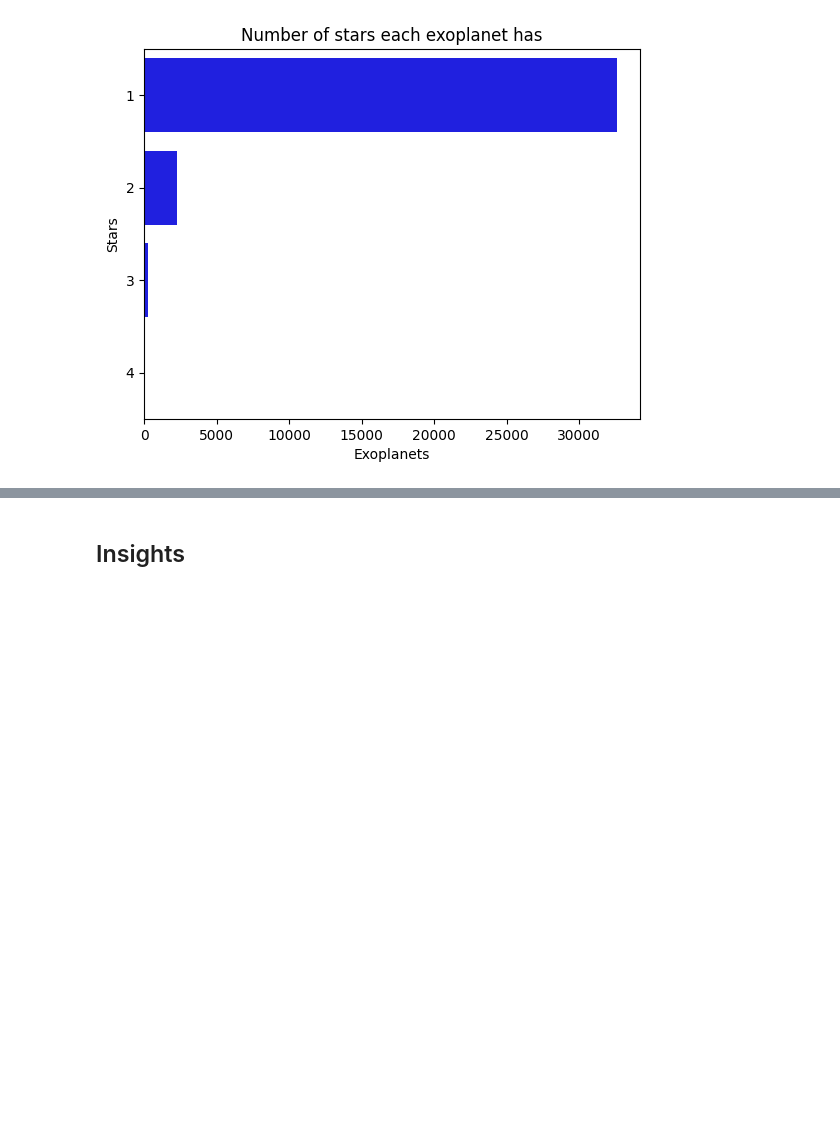
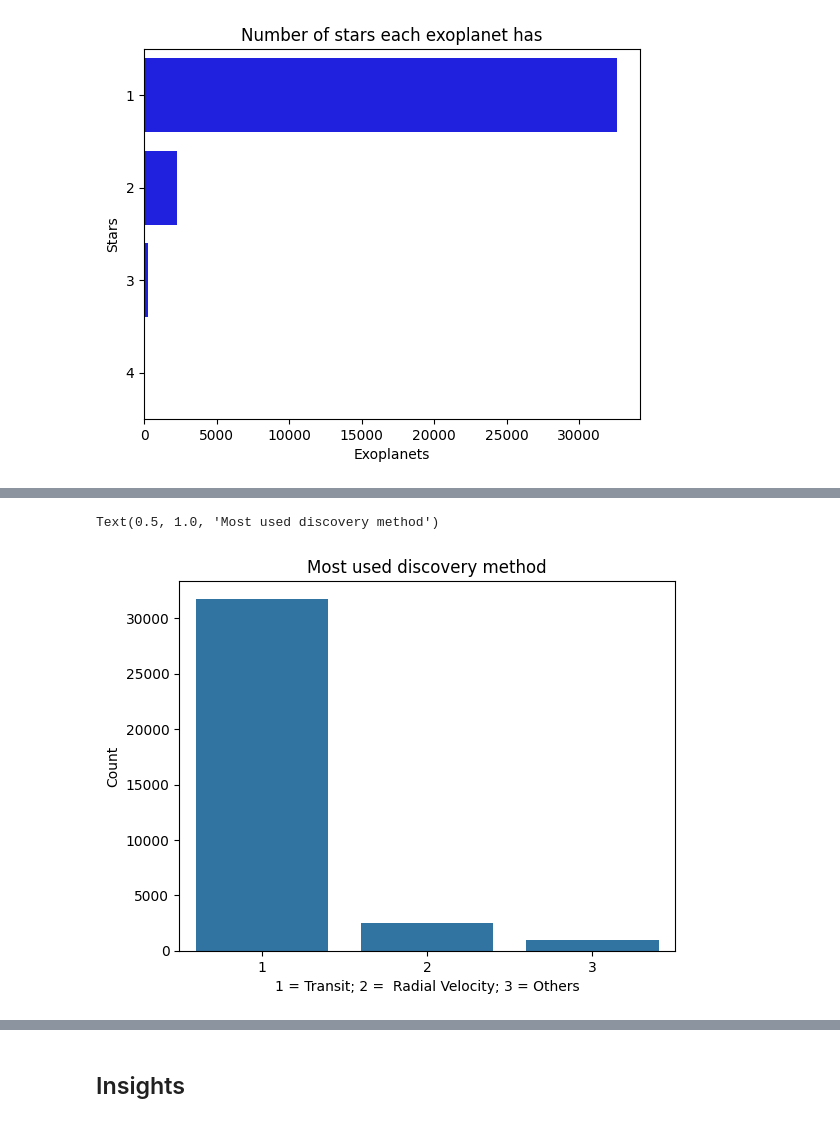
Before and after one commit to AlejandroBlancoFernandez/ExoplanetEDA, a Jupyter notebook: ExoplanetEDA.ipynb, the cells around one changed output, grey strips where cells are left out. Drawn from its saved outputs; the diff is of its cells as text; code cells hidden in the pictures; blank space fills up the shorter version.

```diff
--- a/ExoplanetEDA.ipynb
+++ b/ExoplanetEDA.ipynb
@@ -362,9 +373,12 @@ Text(0.5, 1.0, 'title')
 # %%
 # Most used discovery method (sneak peek from the label encoding)
 sns.countplot(x='discoverymethod', data=df)
-plt.xlabel('Methods')
+plt.xlabel('1 = Transit; 2 =  Radial Velocity; 3 = Others')
 plt.ylabel('Count')
 plt.title('Most used discovery method')
+# %% [output]
+Text(0.5, 1.0, 'Most used discovery method')
+[figure, added]
 # %%
 # Facility with most discoveries
 sns.countplot(x='disc_facility', data=df)
```
Also changed, not shown: parts of 15 cells of this notebook.
